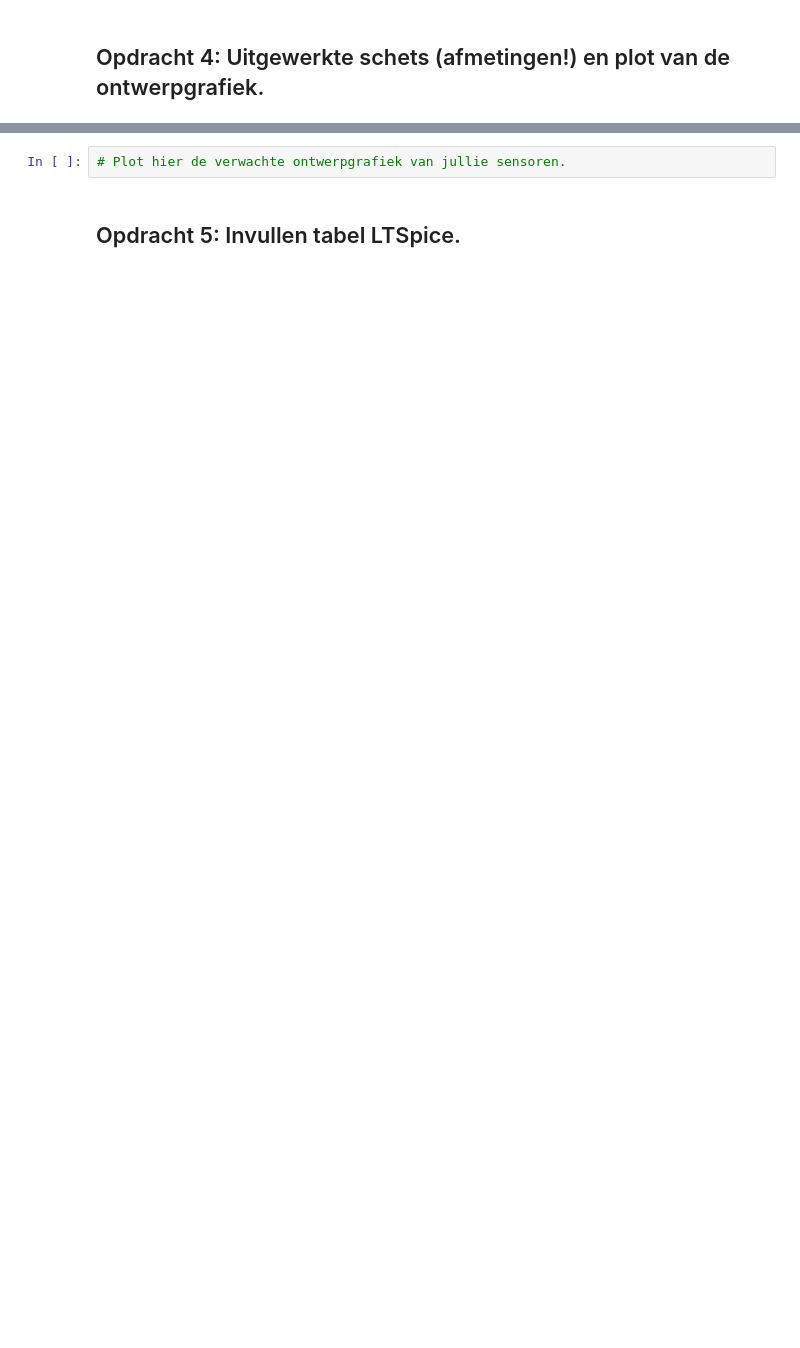
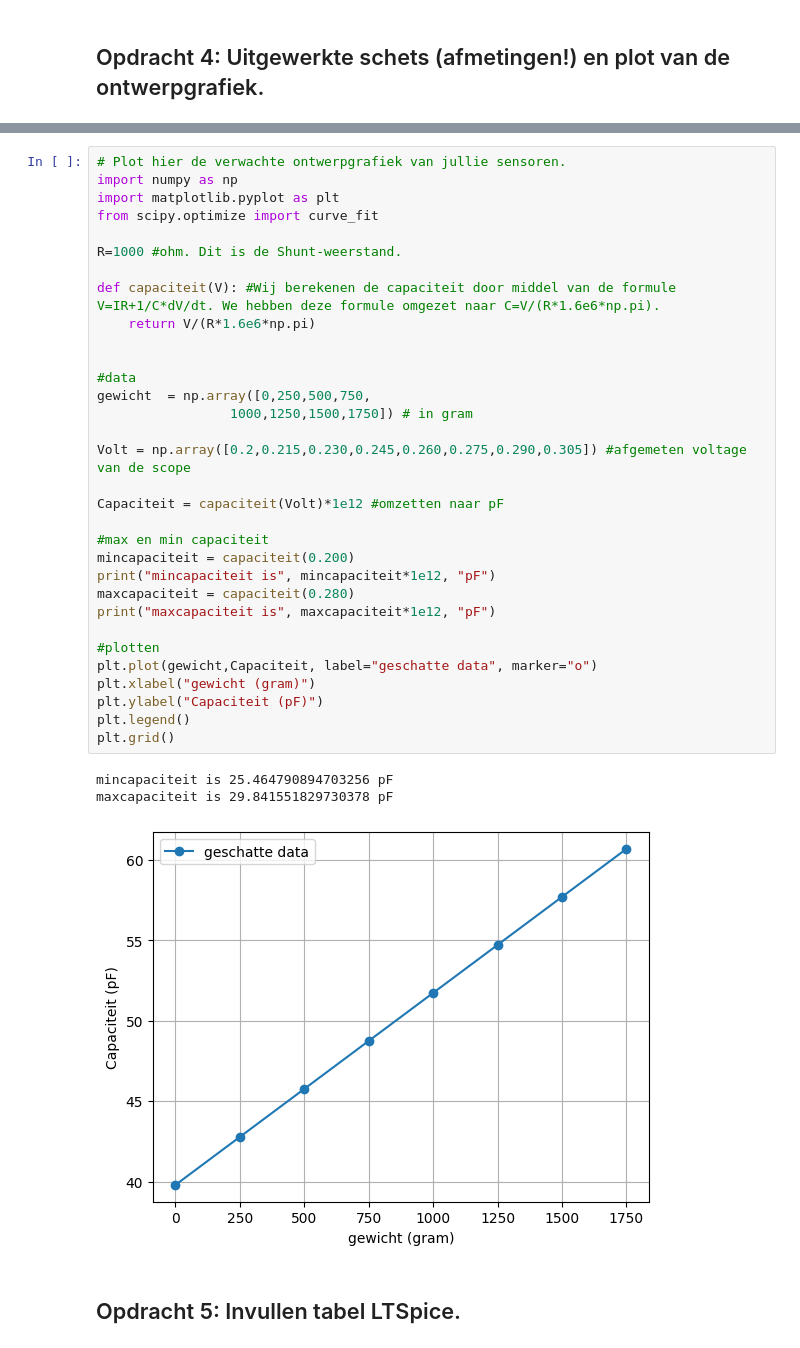
Before and after one commit to moostrum123/opdrachten-DEF-D, a Jupyter notebook: FysiekeOntwerpopdrachten/2OntwerpEenSensorCondensator/DEFOntwerpopdracht2OntwerpEenSensorInvulTemplate.ipynb, the cells around one changed output, grey strips where cells are left out. Drawn from its saved outputs; the diff is of its cells as text; blank space fills up the shorter version.

```diff
--- a/FysiekeOntwerpopdrachten/2OntwerpEenSensorCondensator/DEFOntwerpopdracht2OntwerpEenSensorInvulTemplate.ipynb
+++ b/FysiekeOntwerpopdrachten/2OntwerpEenSensorCondensator/DEFOntwerpopdracht2OntwerpEenSensorInvulTemplate.ipynb
@@ -75,5 +83,39 @@ Pas deze tekst aan: Wij gaan een sensor maken die X meet.
-# %%
-# Plot hier de verwachte ontwerpgrafiek van jullie sensoren.
+# %%
+# Plot hier de verwachte ontwerpgrafiek van jullie sensoren.
+import numpy as np
+import matplotlib.pyplot as plt
+from scipy.optimize import curve_fit
+
+R=1000 #ohm. Dit is de Shunt-weerstand.
+
+def capaciteit(V): #Wij berekenen de capaciteit door middel van de formule V=IR+1/C*dV/dt. We hebben deze formule omgezet naar C=V/(R*1.6e6*np.pi).
+    return V/(R*1.6e6*np.pi)
+
+
+#data
+gewicht  = np.array([0,250,500,750,
+                 1000,1250,1500,1750]) # in gram
+
+Volt = np.array([0.2,0.215,0.230,0.245,0.260,0.275,0.290,0.305]) #afgemeten voltage van de scope
+
+Capaciteit = capaciteit(Volt)*1e12 #omzetten naar pF
+
+#max en min capaciteit
+mincapaciteit = capaciteit(0.200)
+print("mincapaciteit is", mincapaciteit*1e12, "pF")
+maxcapaciteit = capaciteit(0.280)
+print("maxcapaciteit is", maxcapaciteit*1e12, "pF")
+
+#plotten
+plt.plot(gewicht,Capaciteit, label="geschatte data", marker="o")
+plt.xlabel("gewicht (gram)")
+plt.ylabel("Capaciteit (pF)")
+plt.legend()
+plt.grid()
+# %% [output]
+mincapaciteit is 25.464790894703256 pF
+maxcapaciteit is 29.841551829730378 pF
+[figure, added]
 # %% [markdown]
 ## Opdracht 5: Invullen tabel LTSpice.
 # %% [markdown]
```
Also changed, not shown: parts of 12 cells of this notebook, 2 other files.
